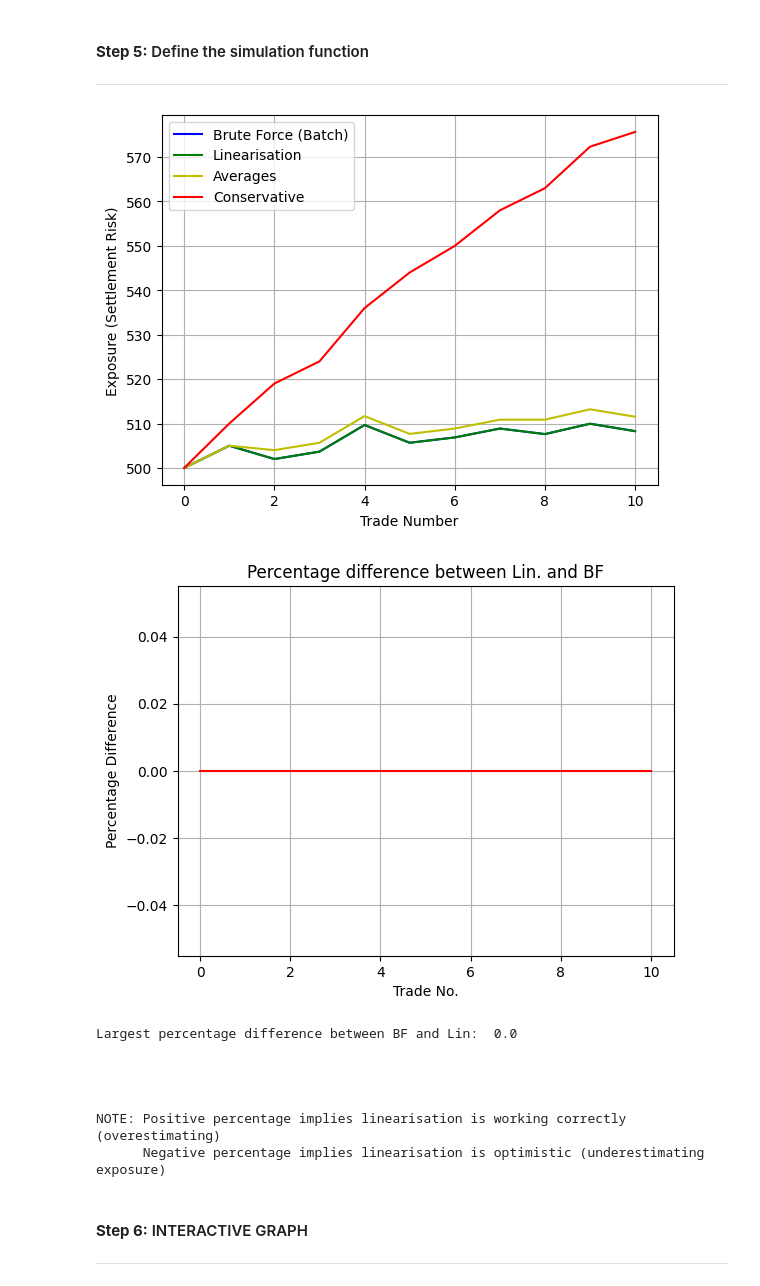
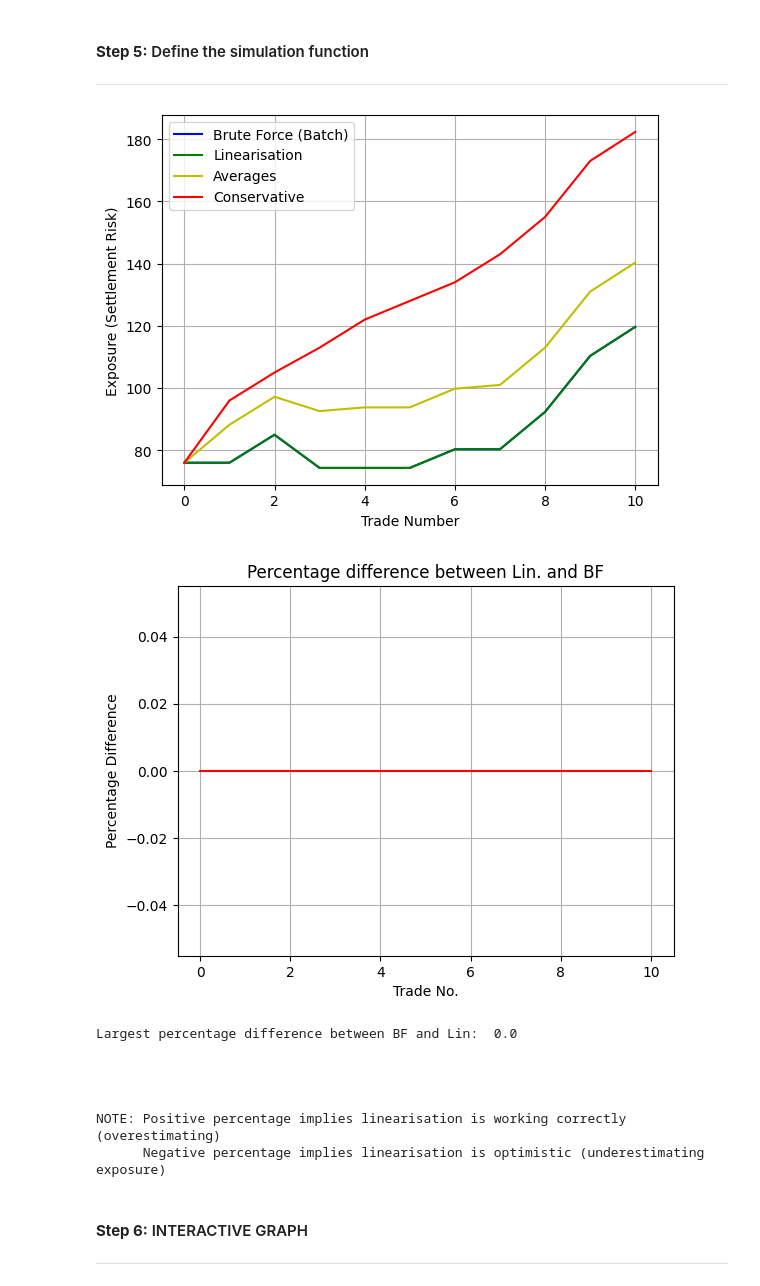
Before and after one commit to misty576/Git-Repository, a Jupyter notebook: JupyterNotebookVersionsofCode/SettlementRiskRoryCall.ipynb, the cells around one changed output. Drawn from its saved outputs; the diff is of its cells as text; code cells hidden in the pictures.

```diff
--- a/JupyterNotebookVersionsofCode/SettlementRiskRoryCall.ipynb
+++ b/JupyterNotebookVersionsofCode/SettlementRiskRoryCall.ipynb
@@ -236,19 +224,9 @@ def Averages(positions):
 #### **Step 5:** Define the simulation function
 ---
 # %%
-def sim(m):
+def sim(m, baseline_min, baseline_max):
 
-    data = get_baseline_positions(m)
-
-
-    '''
-    data = np.array([[ 10., -10.,  5.,  -5.,  20. ],
-                    [ -5.,   0.,  2.5,  0.,   0.  ],
-                    [  7., -14.,  0.,   0.,   0.  ],
-                    [  0.,   0.,  6., -12.,  0.  ],
-                    [  0.,   0., 10.,  0.,  -5.  ],
-                    [  0.,   8.,  0., -10.,  0.  ]])
-    '''
+    data = get_baseline_positions(m, baseline_min, baseline_max)
 
     [total_BF, bf_list] = BruteForce(data)
     [total_Linearisation, lin_list] = Linearisation(data)
@@ -276,35 +254,35 @@ def sim(m):
     plt.legend()
     plt.grid(True)
     plt.xlabel("Trade Number")
     plt.ylabel("Exposure (Settlement Risk)")
     plt.show()
 
 
     diff_lin_bf = [(lin_list[i] - bf_list[i])/bf_list[i]*100 for i in range(len(lin_list))]
     min = np.min(diff_lin_bf)
     max = np.max(diff_lin_bf)
 
     plt.figure()
 
     plt.plot(x, diff_lin_bf, color="r")
     plt.xlabel("Trade No.")
     plt.ylabel("Percentage Difference")
     plt.title("Percentage difference between Lin. and BF")
     plt.grid(True)
     plt.show()
 
     if abs(min) > abs(max):
         print("Largest percentage difference between BF and Lin: ", min)
     else:
         print("Largest percentage difference between BF and Lin: ", max)
 
     print("\n")
     print("\n")
     print("NOTE: Positive percentage implies linearisation is working correctly (overestimating)")
     print("      Negative percentage implies linearisation is optimistic (underestimating exposure)")
-sim(10)
+sim(10, -100, 100)
 # %% [output]
-[figure, old version]
+[figure, new version]
 [figure]
 Largest percentage difference between BF and Lin:  0.0
 
```
Also changed, not shown: parts of 4 cells of this notebook, 3 other files.
